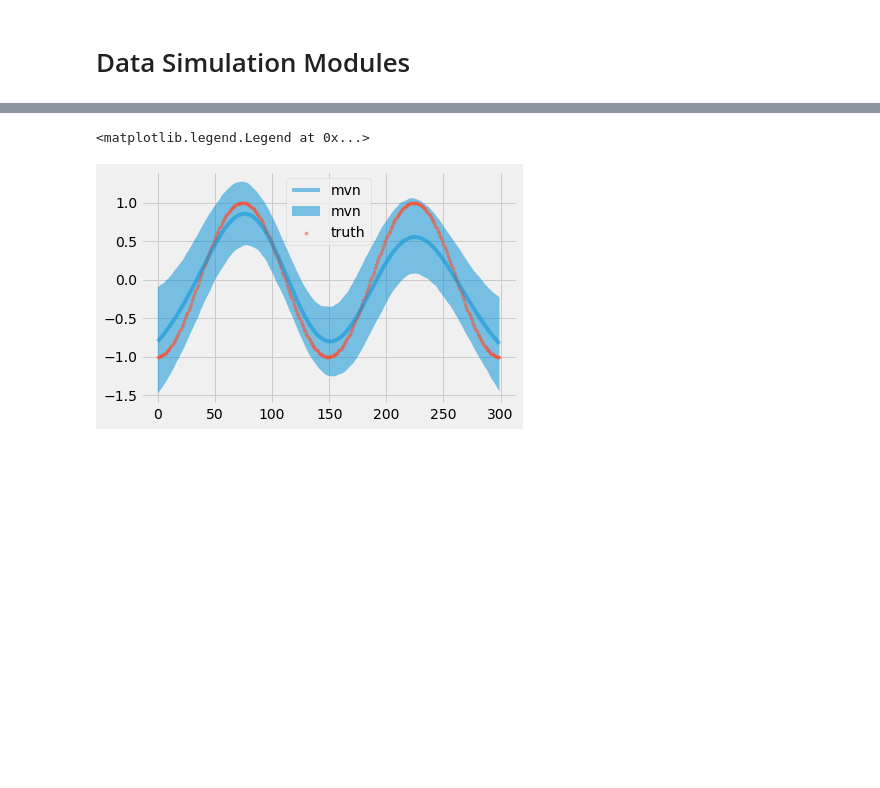
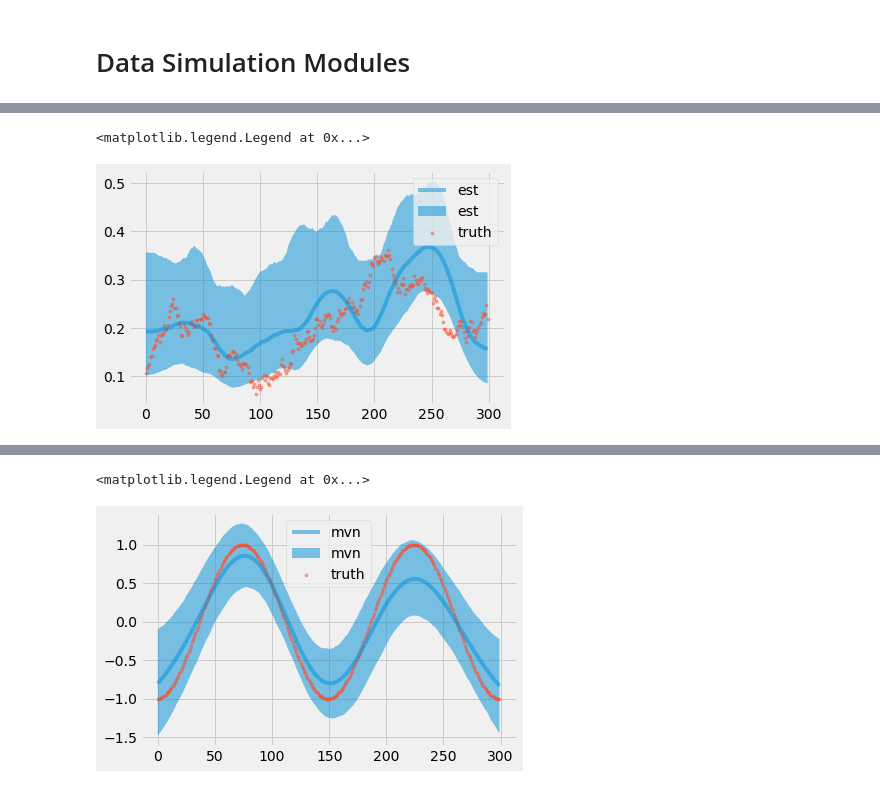
Before and after one commit to uber/orbit, a Jupyter notebook: examples/ktrx_simulation.ipynb, the cells around one changed output, grey strips where cells are left out. Saved outputs shown, nothing was run; the diff lists cells and outputs as text; code cells hidden in the pictures; blank space fills up the shorter version.

```diff
--- a/examples/ktrx_simulation.ipynb
+++ b/examples/ktrx_simulation.ipynb
@@ -95,3 +99,6 @@ data.head(10)
 | 7 | 0.026667 | 2018-01-08 | 0.053333 | 0.166769 | -0.944376 | 5.693641 | -1.022237 | -0.928416 | 0.764198 | 0.573434 | 1.583391 |
 | 8 | 0.030000 | 2018-01-09 | 0.060000 | 0.187381 | -0.929776 | 6.801100 | 1.463764 | -1.764239 | 1.014435 | 0.805590 | 3.128286 |
 | 9 | 0.033333 | 2018-01-10 | 0.066667 | 0.207912 | -0.913545 | 5.710725 | 0.202612 | -0.738096 | 1.043174 | -0.971990 | 0.125135 |
+# %%
+rw_data = sim_data_rw(n=300, RS=8888, p=3)
+rw_data.head(10)
@@ -210,0 +273,12 @@ Wall time: 11 s
+# %%
+idx = 3
+# %%
+coef_mid, coef_lower, coef_upper  = ktrx_pos.get_regression_coefs(include_ci=True, coefficient_method='empirical')
+x = np.arange(coef_mid.shape[0])
+plt.plot(x, coef_mid['x{}'.format(idx)], label='est', alpha=0.5)
+plt.fill_between(x, coef_lower['x{}'.format(idx)], coef_upper['x{}'.format(idx)], label='est', alpha=0.5)
+plt.scatter(x, rw_data['beta{}'.format(idx)], label='truth', s=10, alpha=0.5)
+plt.legend()
+# %% [output]
+<matplotlib.legend.Legend at 0x...>
+[figure, added]
```
Also changed, not shown: parts of 24 cells of this notebook, 1 other file.
